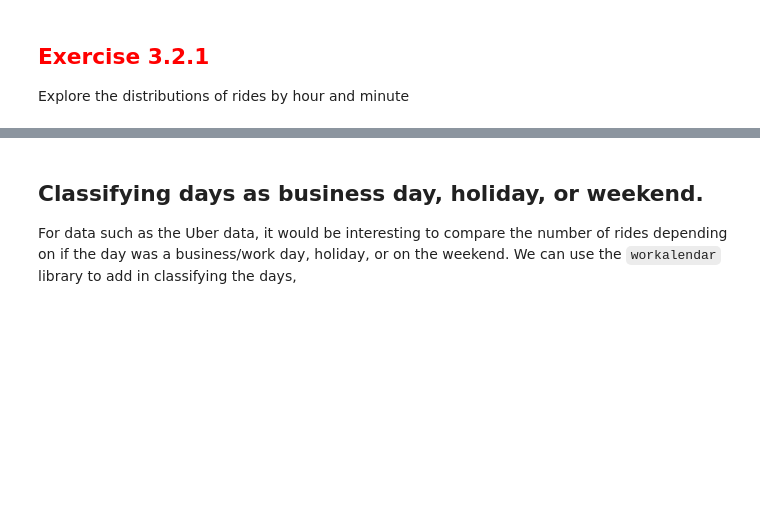
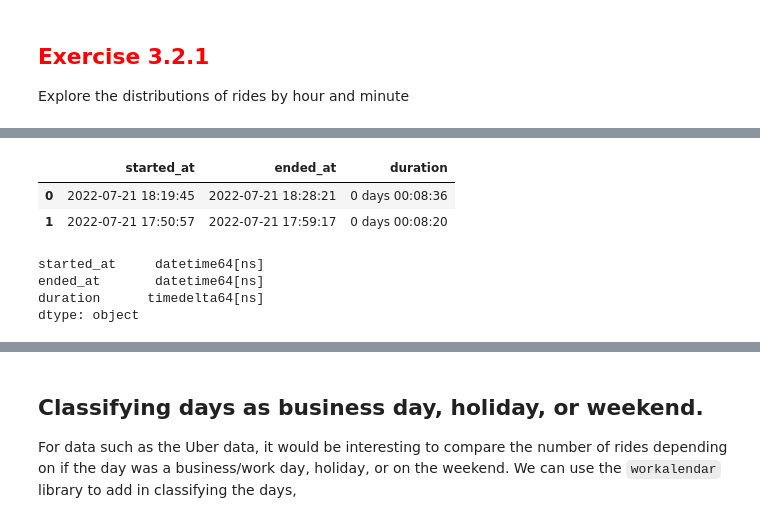
Before and after one commit to samwooden/module3_more_about_mutate, a Jupyter notebook: 3_2_working_with_dates.ipynb, the cells around one changed output, grey strips where cells are left out. Drawn from its saved outputs; the diff is of its cells as text; code cells hidden in the pictures; blank space fills up the shorter version.

```diff
--- a/3_2_working_with_dates.ipynb
+++ b/3_2_working_with_dates.ipynb
@@ -247,0 +297,17 @@ Explore the distributions of rides by hour and minute
+# %%
+bike_data_w_delta = (bike_data
+                     >> select(dates)
+                     >> mutate(duration = X.ended_at - X.started_at)
+                    )
+bike_data_w_delta.head(2)
+# %% [output]
+|  | started_at | ended_at | duration |
+| 0 | 2022-07-21 18:19:45 | 2022-07-21 18:28:21 | 0 days 00:08:36 |
+| 1 | 2022-07-21 17:50:57 | 2022-07-21 17:59:17 | 0 days 00:08:20 |
+# %%
+bike_data_w_delta.dtypes
+# %% [output]
+started_at     datetime64[ns]
+ended_at       datetime64[ns]
+duration      timedelta64[ns]
+dtype: object
```
Also changed, not shown: parts of 30 cells of this notebook.
